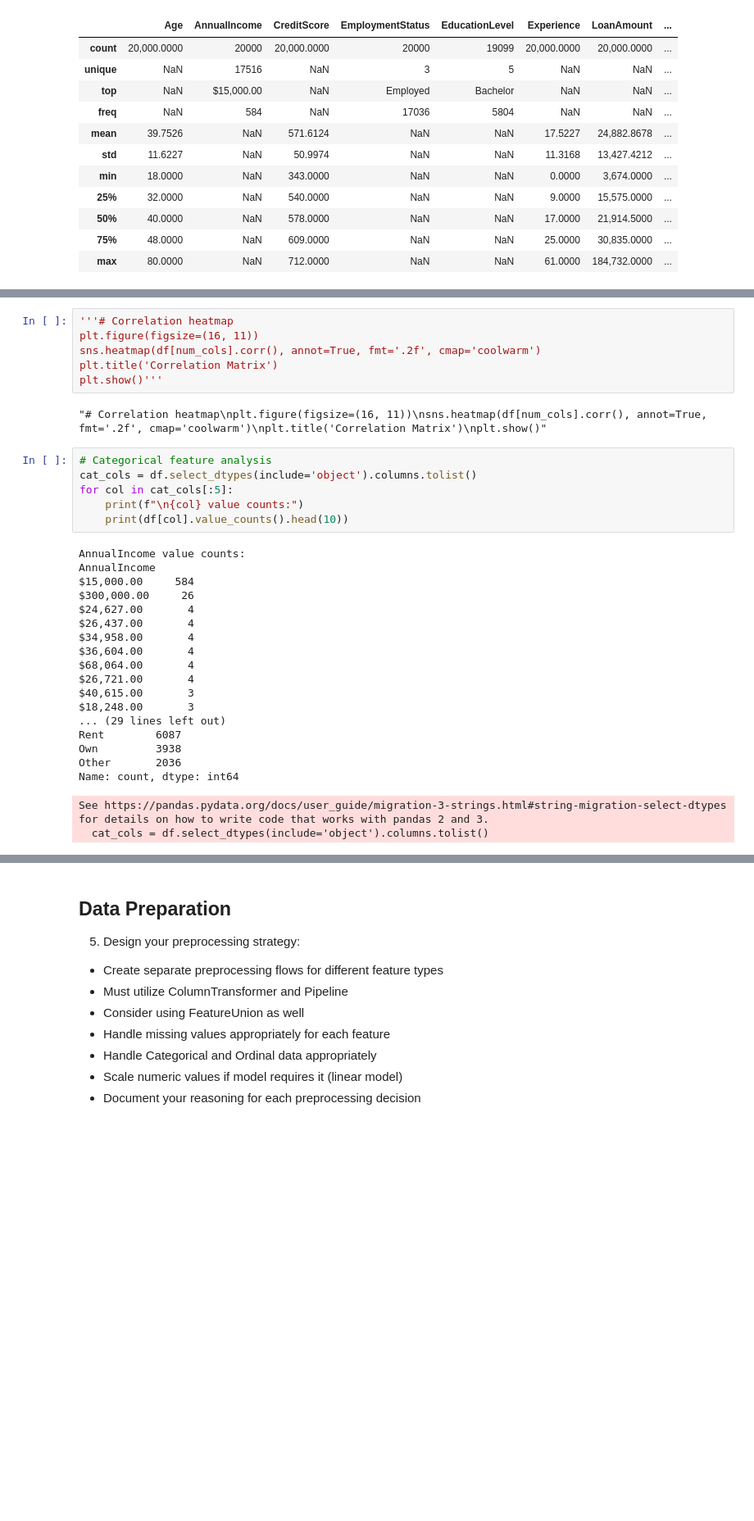
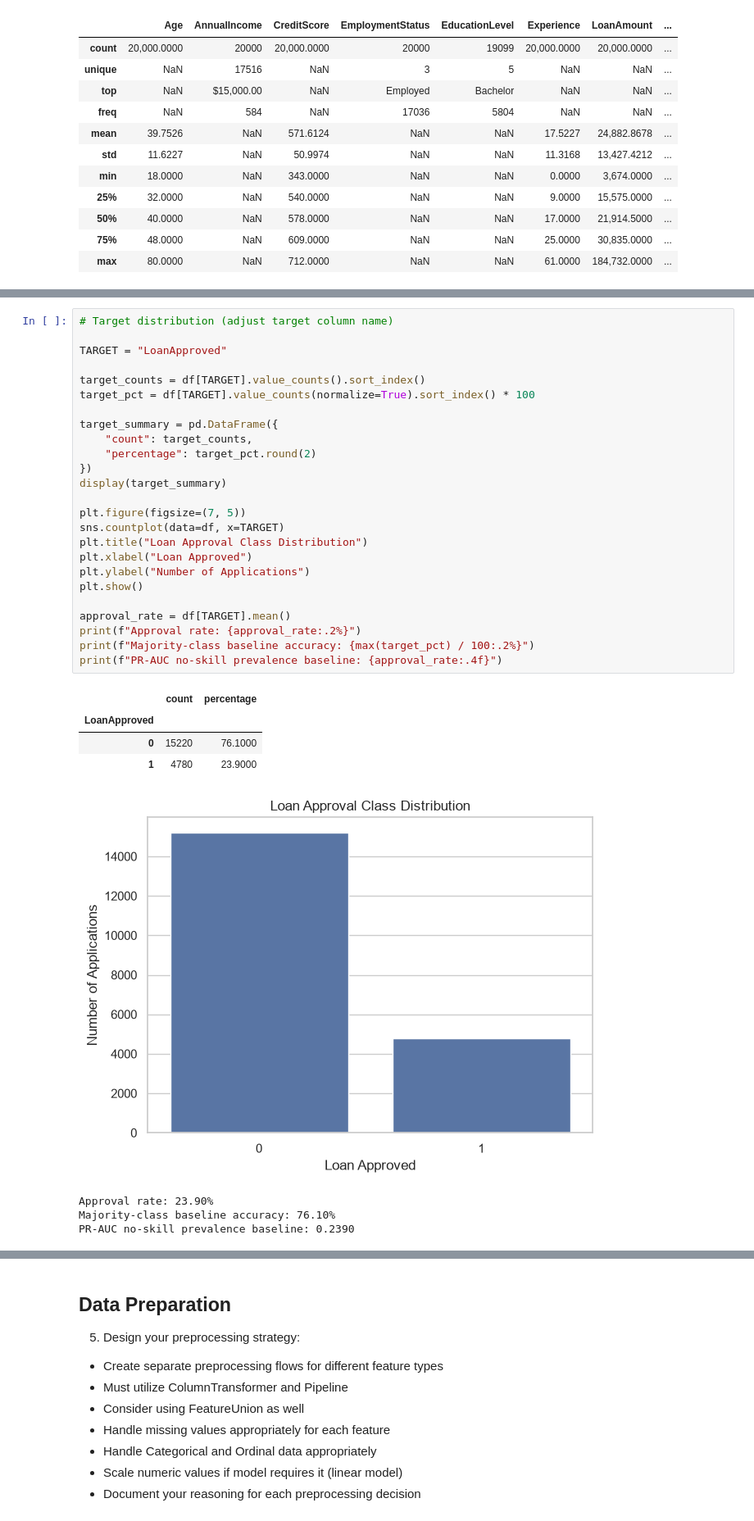
Before and after one commit to donjuel003/Loan-Approval-Model, a Jupyter notebook: financial_loan_risk.ipynb, the cells around one changed output, grey strips where cells are left out. Shown at 82% size. Saved outputs shown, nothing was run; the diff lists cells and outputs as text; blank space fills up the shorter version.

Commit message:
Data preparation has been fully done

```diff
--- a/financial_loan_risk.ipynb
+++ b/financial_loan_risk.ipynb
@@ -246,34 +228,34 @@ plt.show()
-# %%
-'''# Correlation heatmap
-plt.figure(figsize=(16, 11))
-sns.heatmap(df[num_cols].corr(), annot=True, fmt='.2f', cmap='coolwarm')
-plt.title('Correlation Matrix')
-plt.show()'''
-# %% [output]
-"# Correlation heatmap\nplt.figure(figsize=(16, 11))\nsns.heatmap(df[num_cols].corr(), annot=True, fmt='.2f', cmap='coolwarm')\nplt.title('Correlation Matrix')\nplt.show()"
-# %%
-# Categorical feature analysis
-cat_cols = df.select_dtypes(include='object').columns.tolist()
-for col in cat_cols[:5]:
-    print(f"\n{col} value counts:")
-    print(df[col].value_counts().head(10))
-# %% [output]
-AnnualIncome value counts:
-AnnualIncome
-$15,000.00     584
-$300,000.00     26
-$24,627.00       4
-$26,437.00       4
-$34,958.00       4
-$36,604.00       4
-$68,064.00       4
-$26,721.00       4
-$40,615.00       3
-$18,248.00       3
-... (29 lines left out)
-Rent        6087
-Own         3938
-Other       2036
-Name: count, dtype: int64
-See https://pandas.pydata.org/docs/user_guide/migration-3-strings.html#string-migration-select-dtypes for details on how to write code that works with pandas 2 and 3.
-  cat_cols = df.select_dtypes(include='object').columns.tolist()
+# %%
+# Target distribution (adjust target column name)
+
+TARGET = "LoanApproved"
+
+target_counts = df[TARGET].value_counts().sort_index()
+target_pct = df[TARGET].value_counts(normalize=True).sort_index() * 100
+
+target_summary = pd.DataFrame({
+    "count": target_counts,
+    "percentage": target_pct.round(2)
+})
+display(target_summary)
+
+plt.figure(figsize=(7, 5))
+sns.countplot(data=df, x=TARGET)
+plt.title("Loan Approval Class Distribution")
+plt.xlabel("Loan Approved")
+plt.ylabel("Number of Applications")
+plt.show()
+
+approval_rate = df[TARGET].mean()
+print(f"Approval rate: {approval_rate:.2%}")
+print(f"Majority-class baseline accuracy: {max(target_pct) / 100:.2%}")
+print(f"PR-AUC no-skill prevalence baseline: {approval_rate:.4f}")
+# %% [output]
+|  | count | percentage |
+| LoanApproved |  |  |
+| 0 | 15220 | 76.1000 |
+| 1 | 4780 | 23.9000 |
+[figure, added]
+Approval rate: 23.90%
+Majority-class baseline accuracy: 76.10%
+PR-AUC no-skill prevalence baseline: 0.2390
```
Also changed, not shown: parts of 21 cells of this notebook.
